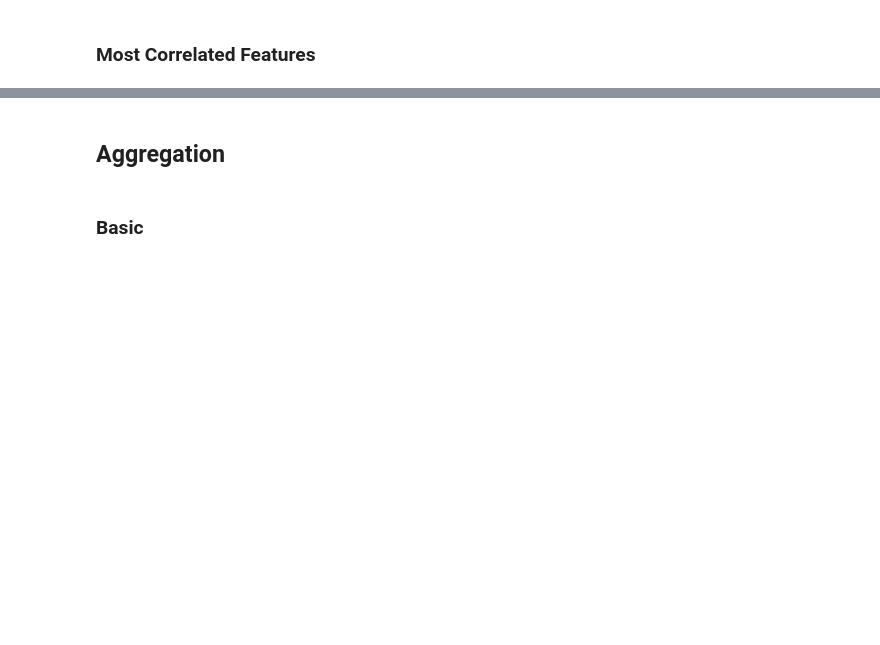
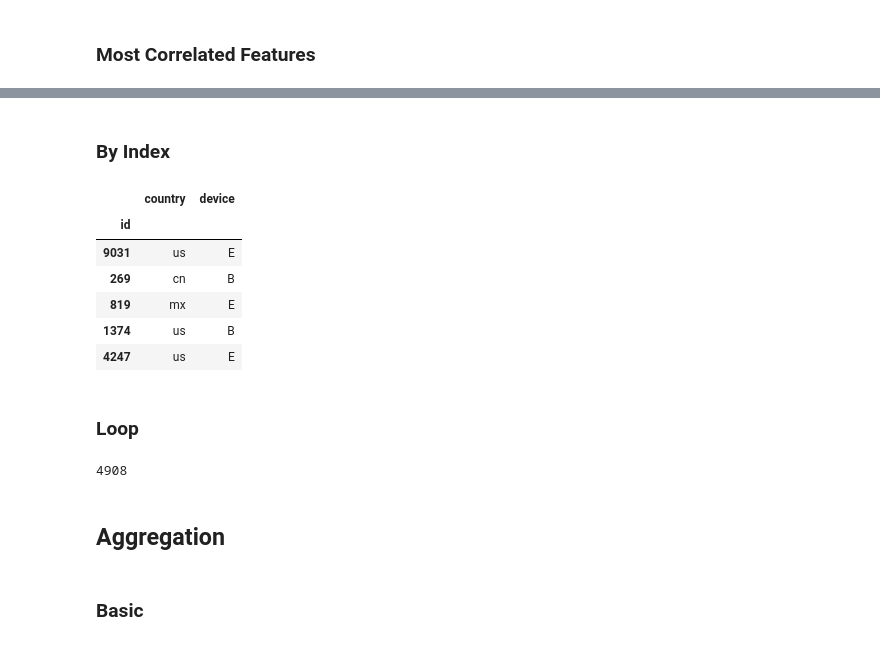
Before and after one commit to bfortuner/machine-learning, a Jupyter notebook: applied/Notes.ipynb, the cells around one changed output, grey strips where cells are left out. Drawn from its saved outputs; the diff is of its cells as text; code cells hidden in the pictures; blank space fills up the shorter version.

```diff
--- a/applied/Notes.ipynb
+++ b/applied/Notes.ipynb
@@ -125,3 +229,23 @@ corr.nsmallest(n=5, columns='class')['class']
+# %% [markdown]
+### By Index
+# %%
+df.iloc[30:40, 1:3].head()
+# %% [output]
+|  | country | device |
+| id |  |  |
+| 9031 | us | E |
+| 269 | cn | B |
+| 819 | mx | E |
+| 1374 | us | B |
+| 4247 | us | E |
+# %% [markdown]
+### Loop
+# %%
+for idx, row in df.iterrows():
+    print(idx)
+    break
+# %% [output]
+4908
 # %% [markdown]
 ## Aggregation
 # %% [markdown]
```
Also changed, not shown: parts of 31 cells of this notebook.
